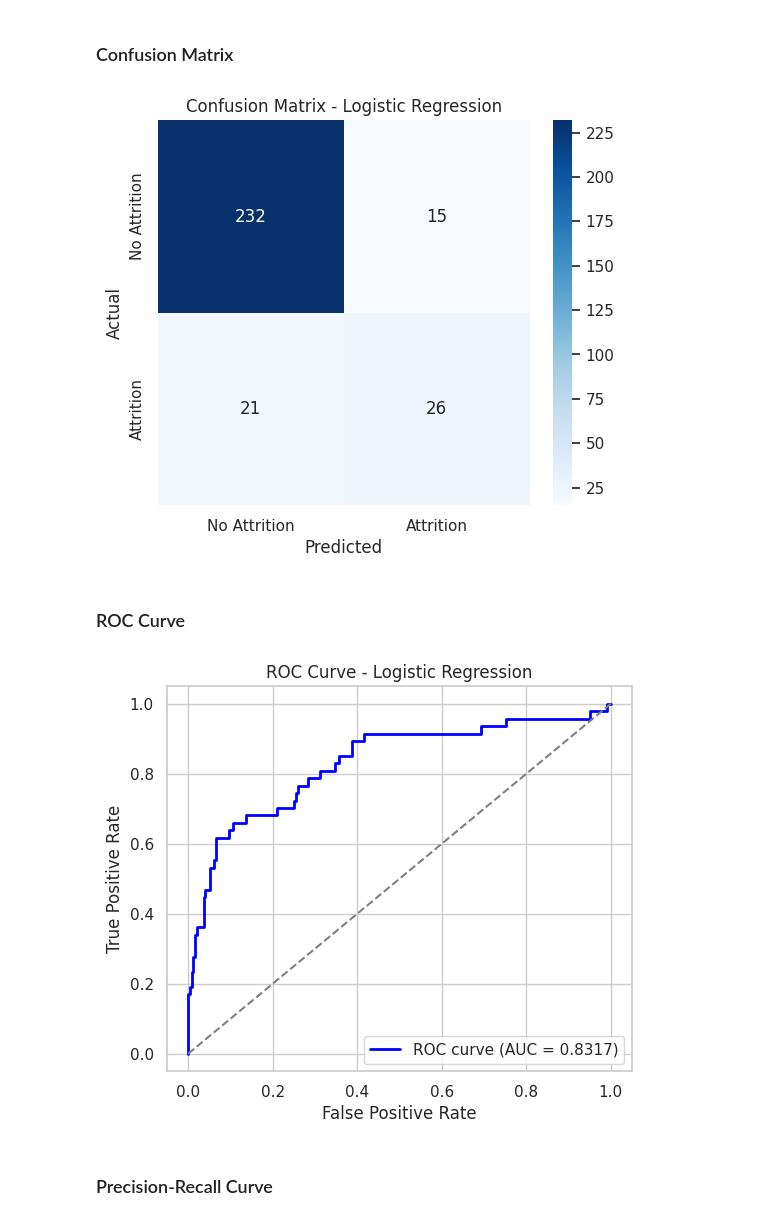
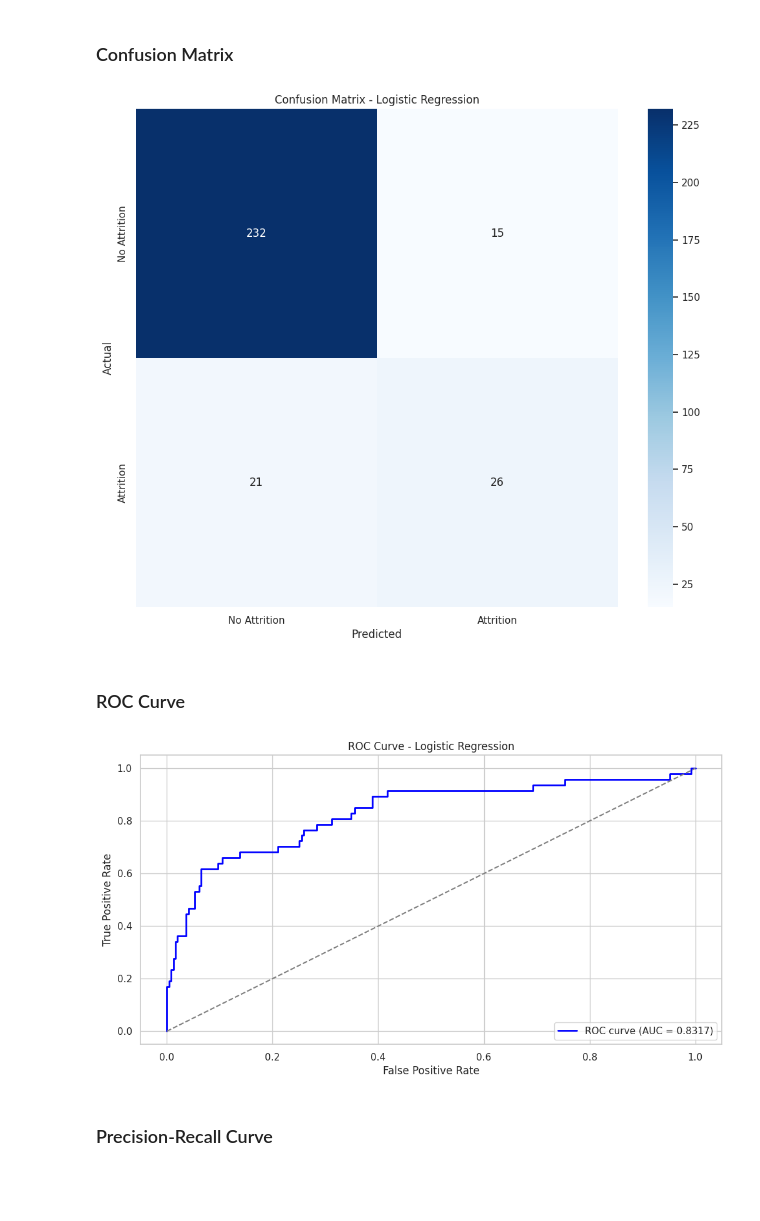
Before and after one commit to hei1sme/MAI391_FINAL_PROJECT, a Jupyter notebook: MAI391_SE194127_project.ipynb, the cells around one changed output. Saved outputs shown, nothing was run; the diff lists cells and outputs as text; code cells hidden in the pictures; blank space fills up the shorter version.

```diff
--- a/MAI391_SE194127_project.ipynb
+++ b/MAI391_SE194127_project.ipynb
@@ -378,7 +390,7 @@ F1-Score: 0.5909
 # %%
 # Confusion Matrix
 conf_matrix_sklearn = confusion_matrix(y_test, y_pred_sklearn)
-plt.figure(figsize=(6, 5))
+plt.figure(figsize=(12, 10))
 sns.heatmap(conf_matrix_sklearn, annot=True, fmt="d", cmap="Blues",
             xticklabels=["No Attrition", "Attrition"],
             yticklabels=["No Attrition", "Attrition"])
@@ -387,24 +399,24 @@ plt.ylabel("Actual")
 plt.title("Confusion Matrix - Logistic Regression")
 plt.show()
 # %% [output]
-[figure, old version]
+[figure, new version]
 # %% [markdown]
 ### ROC Curve
 # %%
 # ROC Curve
 fpr, tpr, _ = roc_curve(y_test, y_pred_proba_sklearn)
 roc_auc = auc(fpr, tpr)
 
-plt.figure(figsize=(6, 5))
+plt.figure(figsize=(12, 6))
 plt.plot(fpr, tpr, color='blue', lw=2, label=f'ROC curve (AUC = {roc_auc:.4f})')
 plt.plot([0, 1], [0, 1], color='gray', linestyle='--')
 plt.xlabel("False Positive Rate")
 plt.ylabel("True Positive Rate")
 plt.title("ROC Curve - Logistic Regression")
 plt.legend(loc="lower right")
 plt.show()
 # %% [output]
-[figure, old version]
+[figure, new version]
 # %% [markdown]
 ### Precision-Recall Curve
 # %%
```
Also changed, not shown: parts of 10 cells of this notebook.
